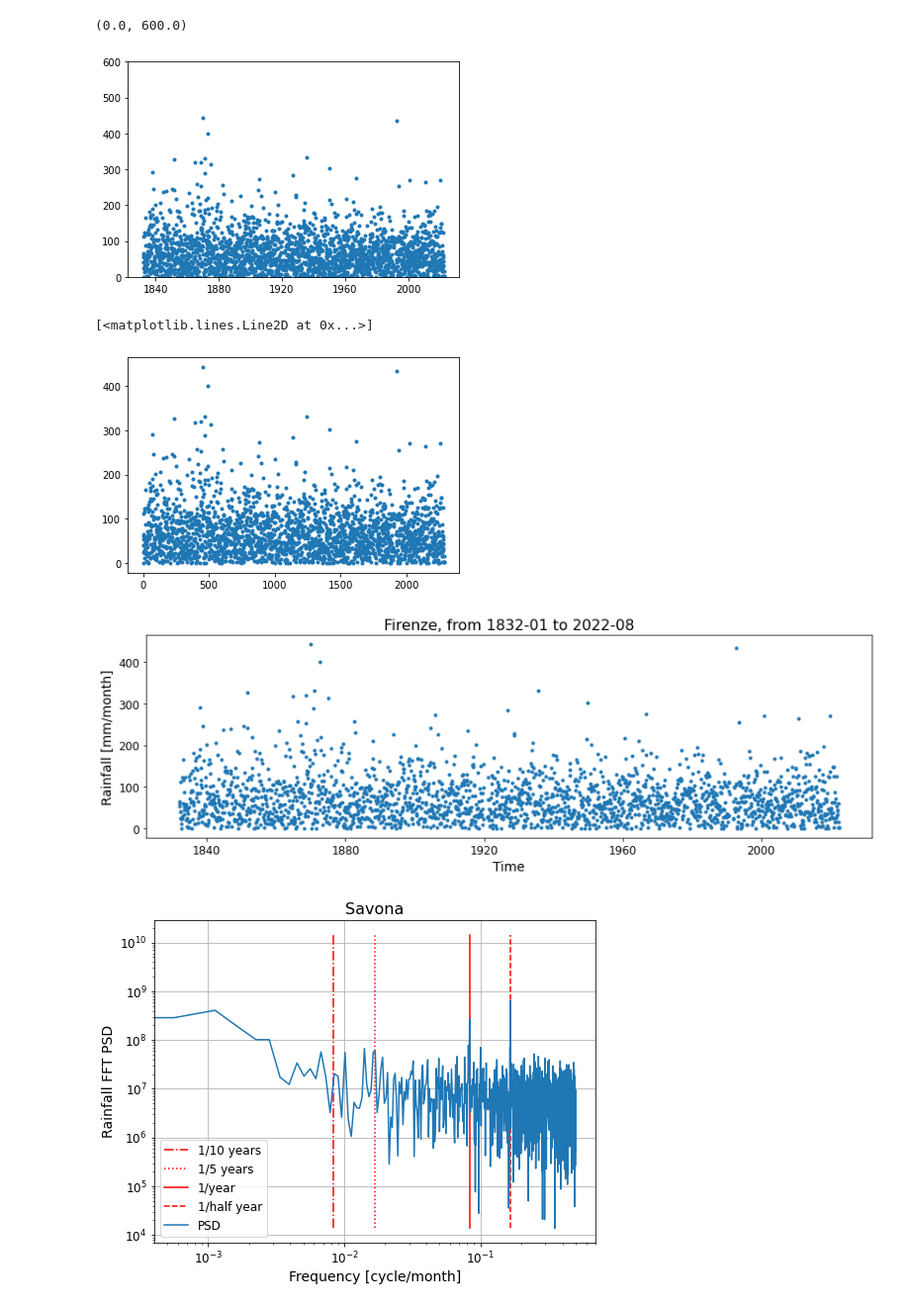
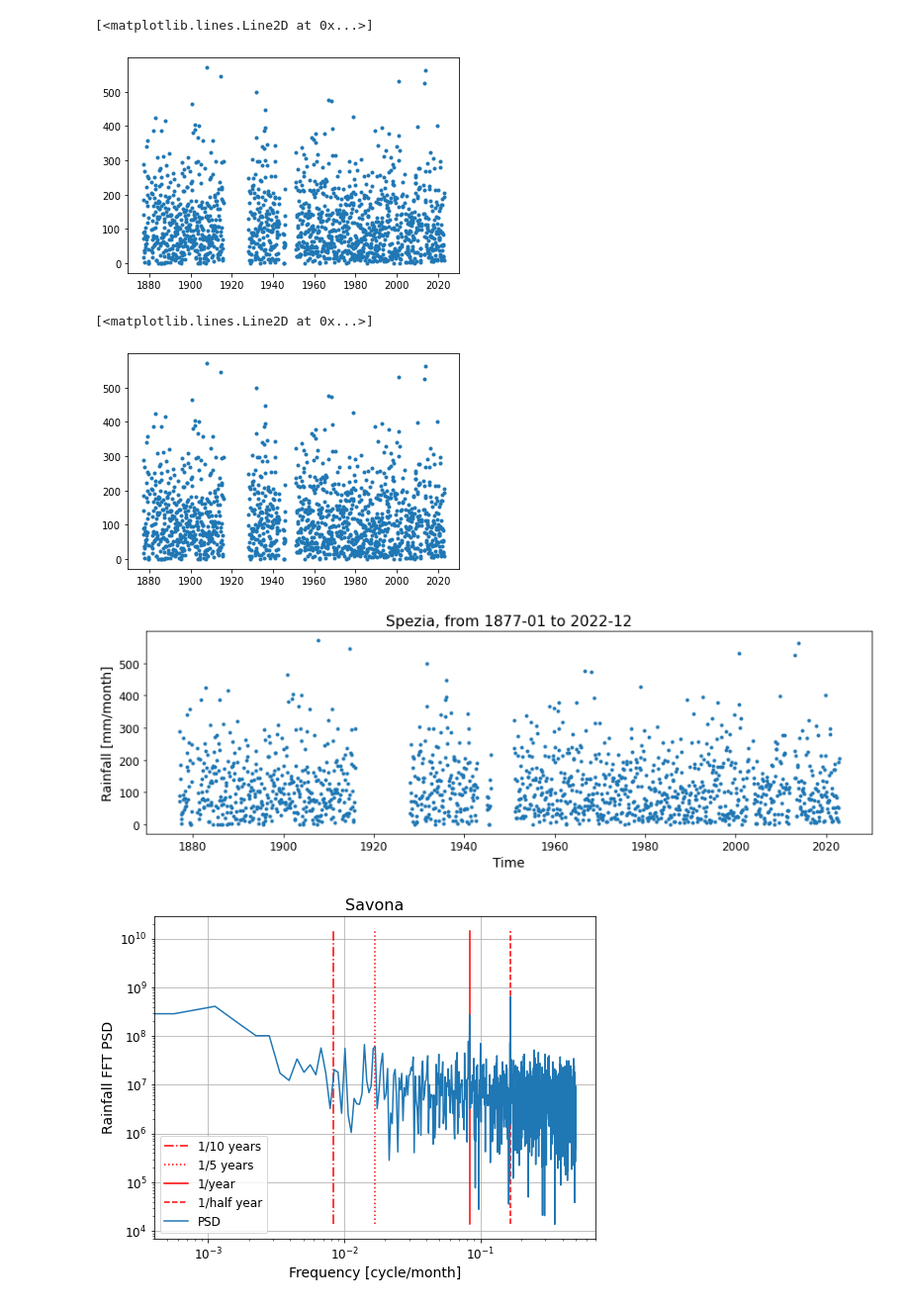
Before and after one commit to agonmer/magra_rainfall, a Jupyter notebook: rainfall_series.ipynb, the cells around one changed output. Shown at 99% size. Saved outputs shown, nothing was run; the diff lists cells and outputs as text; code cells hidden in the pictures.

```diff
--- a/rainfall_series.ipynb
+++ b/rainfall_series.ipynb
@@ -70,11 +70,11 @@ def get_nao_season(label_season):
 # %%
 # v2 data
 case_study = 'firenze'; title_str = 'Firenze'
-#case_study = 'genova'; title_str = 'Genova'
-#case_study = 'pisa'; title_str = 'Pisa'
-#case_study = 'sarzana'; title_str = 'Sarzana'
-#case_study = 'savona'; title_str = 'Savona'
-#case_study = 'spezia'; title_str = 'Spezia'
+case_study = 'genova'; title_str = 'Genova'
+case_study = 'pisa'; title_str = 'Pisa'
+case_study = 'sarzana'; title_str = 'Sarzana'
+case_study = 'savona'; title_str = 'Savona'
+case_study = 'spezia'; title_str = 'Spezia'
 
 path2data = "./data/"
 # %%
@@ -101,15 +116,15 @@ for mm in mfb_regular: # Loop on the regular monthly time axis.
 # %%
 plt.plot(time,df.rainfall,'.')
-plt.ylim([0,600])
+#plt.ylim([0,600])
 # %% [output]
-(0.0, 600.0)
+[<matplotlib.lines.Line2D at 0x...>]
-[figure, old version]
+[figure, new version]
 # %%
-plt.plot(mfb_regular,rainfall_regular,'.')
+plt.plot(time_regular,rainfall_regular,'.')
 #plt.ylim([0,600])
 # %% [output]
 [<matplotlib.lines.Line2D at 0x...>]
-[figure, old version]
+[figure, new version]
 # %%
 # Plot a figure to show the data for a given station.
 plt.figure(figsize=(14,4))
@@ -122,7 +137,7 @@ plt.tick_params(axis='both', labelsize=12)
 
 plt.savefig('./figures/'+case_study + '_monthly_timeseries.png',bbox_inches = 'tight')
 # %% [output]
-[figure, old version]
+[figure, new version]
 # %%
 # Look at the FFT of the monthly data.
 
```
Also changed, not shown: parts of 9 cells of this notebook.
